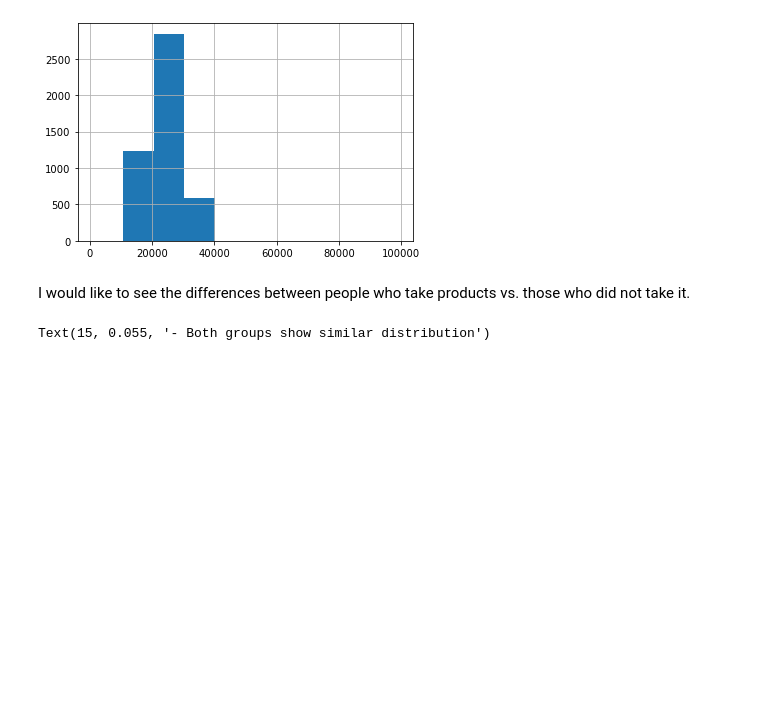
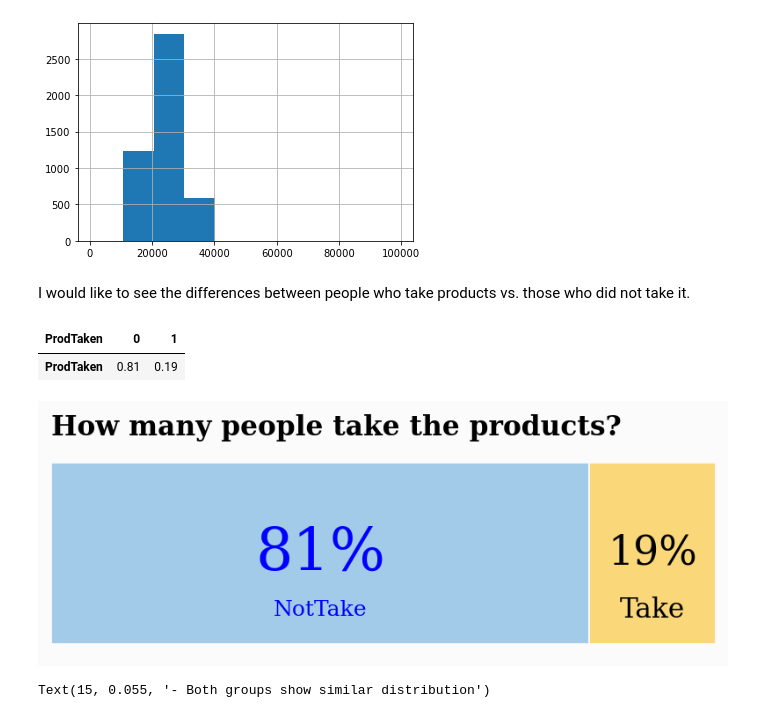
Before and after one commit to yejiseoung/HolidayPackagePrediction, a Jupyter notebook: Holiday_Package_Prediction.ipynb, the cells around one changed output. Drawn from its saved outputs; the diff is of its cells as text; code cells hidden in the pictures; blank space fills up the shorter version.

Commit message:
create some visuals

```diff
--- a/Holiday_Package_Prediction.ipynb
+++ b/Holiday_Package_Prediction.ipynb
@@ -132,6 +132,59 @@ df['MonthlyIncome'].hist(bins=10)
 [figure]
 # %% [markdown]
 I would like to see the differences between people who take products vs. those who did not take it.
+# %%
+ratio
+# %% [output]
+| ProdTaken | 0 | 1 |
+| ProdTaken | 0.81 | 0.19 |
+# %%
+# Create data
+x = df.groupby(['ProdTaken'])['ProdTaken'].count()
+y = len(df)
+r = ((x/y)).round(2)
+ratio = pd.DataFrame(r).T
+
+fig, ax = plt.subplots(1, 1, figsize=(6.5, 2), dpi=150)
+background_color = '#fbfbfb'
+fig.patch.set_facecolor(background_color)
+ax.set_facecolor(background_color)
+
+# create barh graph
+ax.barh(ratio.index, ratio[0], color="#97c6e8", alpha=0.9,
+       ec=background_color, label='NotTake')
+ax.barh(ratio.index, ratio[1], left=ratio[0], color='#fad46b', alpha=0.9,
+       ec=background_color, label='Take')
+
+ax.set_xlim(0,1)
+ax.set_xticks([])
+ax.set_yticks([])
+
+ax.legend().set_visible(False)
+for s in ['top', 'left', 'right', 'bottom']:
+    ax.spines[s].set_visible(False)
+
+# set up the annotation for data
+for i in ratio.index:
+    ax.annotate(f"{int(ratio[0][i]*100)}%", xy=(ratio[0][i]/2, i),
+               va = 'center', ha= 'center', fontsize=32, fontweight='light',
+               fontfamily='serif', color='blue')
+    ax.annotate('NotTake', xy=(ratio[0][i]/2, -0.25), va='center', ha='center',
+               fontsize=12, fontweight='light', fontfamily='serif', color='blue')
+
+for i in ratio.index:
+    ax.annotate(f"{int(ratio[1][i]*100)}%", xy=(ratio[0][i]+ratio[1][i]/2, i),
+               va='center', ha='center', fontsize=22, fontweight='light',
+               fontfamily='serif', color='black')
+    ax.annotate('Take', xy=(ratio[0][i]+ratio[1][i]/2, -0.25),
+               va='center', ha='center', fontsize=15, fontweight='light', fontfamily='serif', color='black')
+
+
+fig.text(0.125, 0.95, 'How many people take the products?',
+        fontfamily='serif', fontweight='bold', fontsize=15)
+
+plt.show()
+# %% [output]
+[figure, added]
 # %%
 def HistPlots(df, xVar, ax):
     """ Function to create histograms for numerical variables
```
